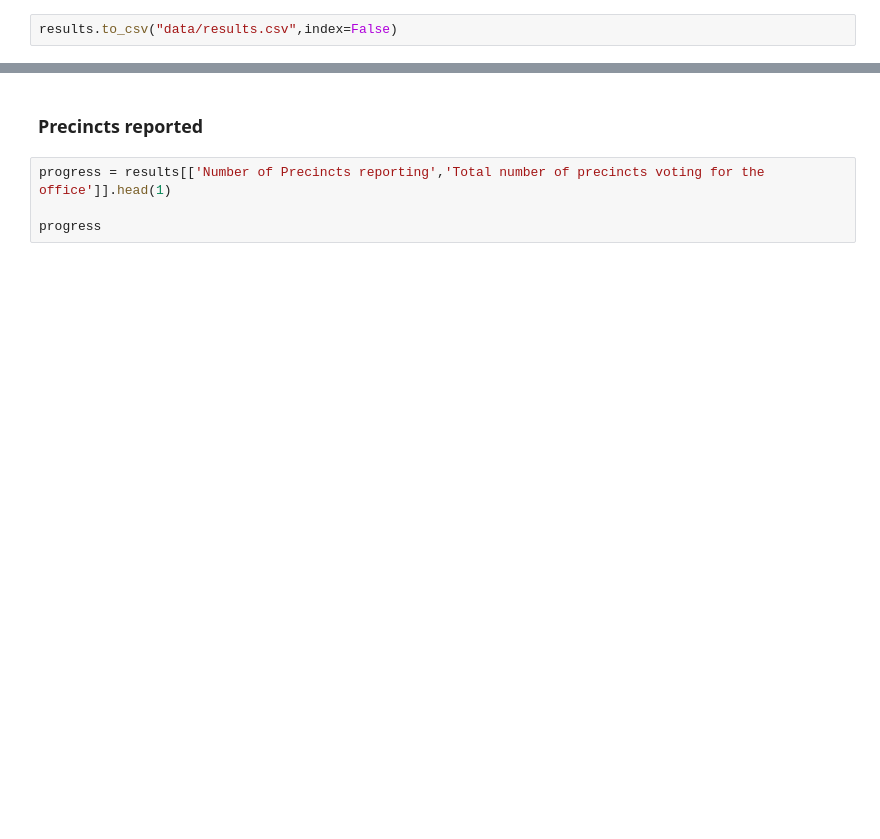
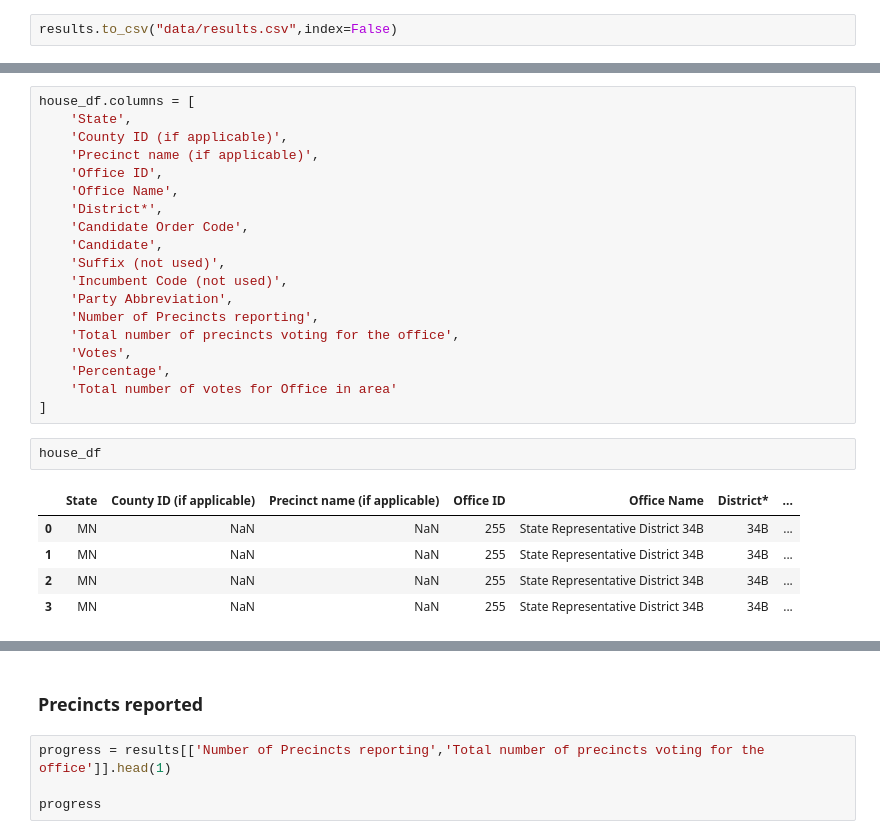
Before and after one commit to sahanjournal/primary-results-2025, a Jupyter notebook: scraping.ipynb, the cells around one changed output, grey strips where cells are left out. Saved outputs shown, nothing was run; the diff lists cells and outputs as text; blank space fills up the shorter version.

```diff
--- a/scraping.ipynb
+++ b/scraping.ipynb
@@ -131,0 +165,27 @@ results.to_csv("data/results.csv",index=False)
+# %%
+house_df.columns = [
+    'State',
+	'County ID (if applicable)',
+	'Precinct name (if applicable)',
+	'Office ID',
+	'Office Name',
+	'District*',
+	'Candidate Order Code',
+	'Candidate',
+	'Suffix (not used)',
+	'Incumbent Code (not used)',
+	'Party Abbreviation',
+	'Number of Precincts reporting',
+	'Total number of precincts voting for the office',
+	'Votes',
+	'Percentage',
+	'Total number of votes for Office in area'
+]
+# %%
+house_df
+# %% [output]
+|  | State | County ID (if applicable) | Precinct name (if applicable) | Office ID | Office Name | District* | ... |
+| 0 | MN | NaN | NaN | 255 | State Representative District 34B | 34B | ... |
+| 1 | MN | NaN | NaN | 255 | State Representative District 34B | 34B | ... |
+| 2 | MN | NaN | NaN | 255 | State Representative District 34B | 34B | ... |
+| 3 | MN | NaN | NaN | 255 | State Representative District 34B | 34B | ... |
```
Also changed, not shown: parts of 8 cells of this notebook, 1 other file.
